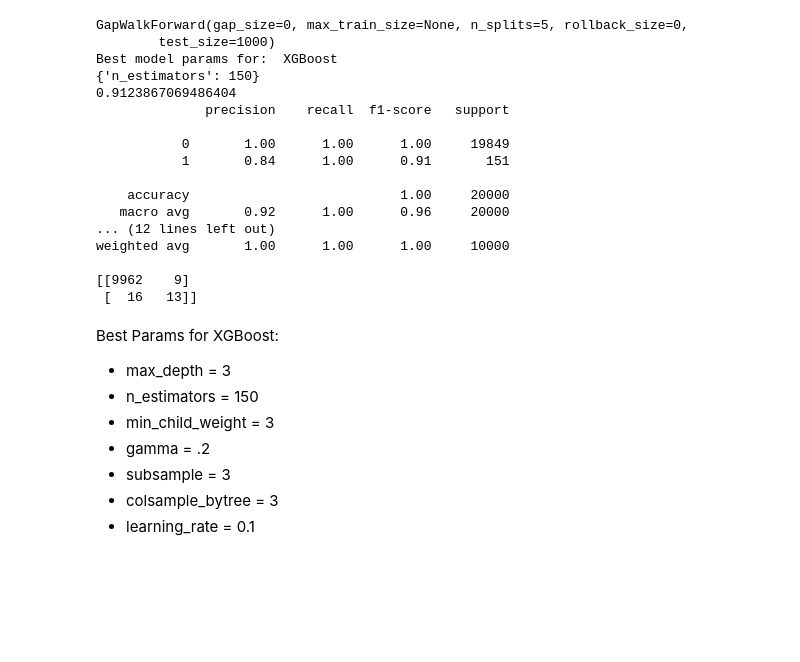
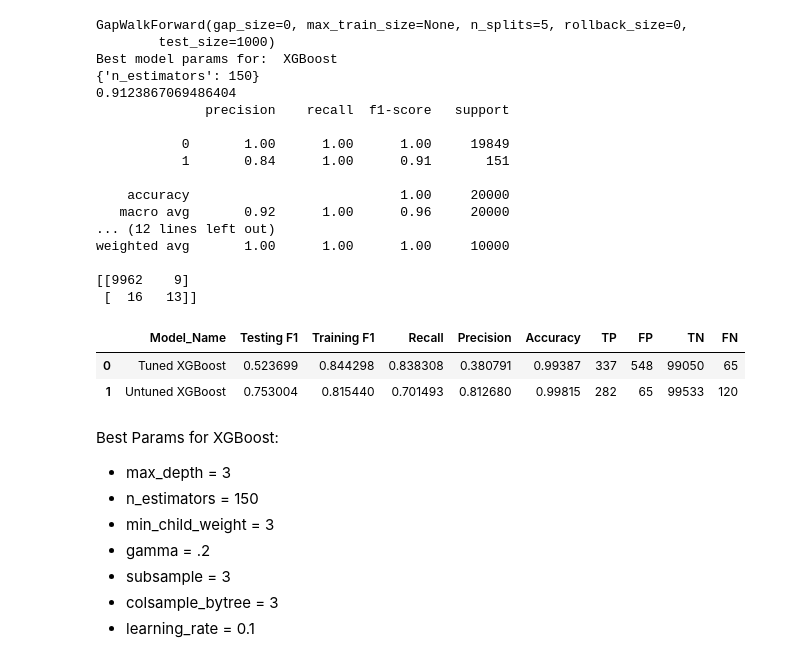
Before and after one commit to wconti27/DS4400-Final-Project-Machine-Learning-Detection-of-Credit-Card-Fraud, a Jupyter notebook: ML_Project.ipynb, the cells around one changed output. Drawn from its saved outputs; the diff is of its cells as text; code cells hidden in the pictures; blank space fills up the shorter version.

```diff
--- a/ML_Project.ipynb
+++ b/ML_Project.ipynb
@@ -737,8 +743,8 @@ weighted avg       1.00      1.00      1.00     10000
 [[9962    9]
  [  16   13]]
 # %%
-# Training xgboost given ideal parameters
-xgb_tuned = xgb.XGBClassifier(learning_rate = 0.1, n_estimators=150, max_depth=3, min_child_weight=3, gamma=0.2, subsample=0.6, colsample_bytree=0.6, objective= 'binary:logistic', scale_pos_weight=1)
+# Training xgboost given ideal parameters and comparing against untuned
+xgb_tuned = xgb.XGBClassifier(learning_rate = 0.1, n_estimators=150, max_depth=3, min_child_weight=3, gamma=0.2, subsample=0.6, colsample_bytree=0.6, objective= 'binary:logistic', scale_pos_weight=5)
 xgb_untuned = xgb.XGBClassifier()
 
 def get_train_and_test_final_metrics(models, model_names, X_train, y_train, X_test, y_test):
@@ -758,11 +764,19 @@ def get_train_and_test_final_metrics(models, model_names, X_train, y_train, X_te
     precision = tp / (tp + fp)
     accuracy = (tp + tn) / (tp + fp + tn + fn)
 
-    metrics_df[i] = [model_name, f1_testing, f1_training, recall, precision, accuracy, tp, fp, tn, fn]
+    df = {"Model_Name": model_names[i], "Testing F1": f1_testing, "Training F1": f1_training, "Recall": recall, "Precision":precision, "Accuracy":accuracy, "TP":tp, "FP":fp, "TN":tn, "FN":fn}
+
+    metrics_df = metrics_df.append(df, ignore_index = True)
 
   return metrics_df
 
 metrics = get_train_and_test_final_metrics([xgb_tuned, xgb_untuned], ["Tuned XGBoost", "Untuned XGBoost"], X_train_scaled_df.tail(500000), y_train.tail(500000).values.ravel(), X_test_scaled_df.head(100000), y_test.head(100000).values.ravel())
+# %%
+display(metrics)
+# %% [output]
+|  | Model_Name | Testing F1 | Training F1 | Recall | Precision | Accuracy | TP | FP | TN | FN |
+| 0 | Tuned XGBoost | 0.523699 | 0.844298 | 0.838308 | 0.380791 | 0.99387 | 337 | 548 | 99050 | 65 |
+| 1 | Untuned XGBoost | 0.753004 | 0.815440 | 0.701493 | 0.812680 | 0.99815 | 282 | 65 | 99533 | 120 |
 # %% [markdown]
 Best Params for XGBoost:
 *   max_depth = 3
```
Also changed, not shown: parts of 6 cells of this notebook.
